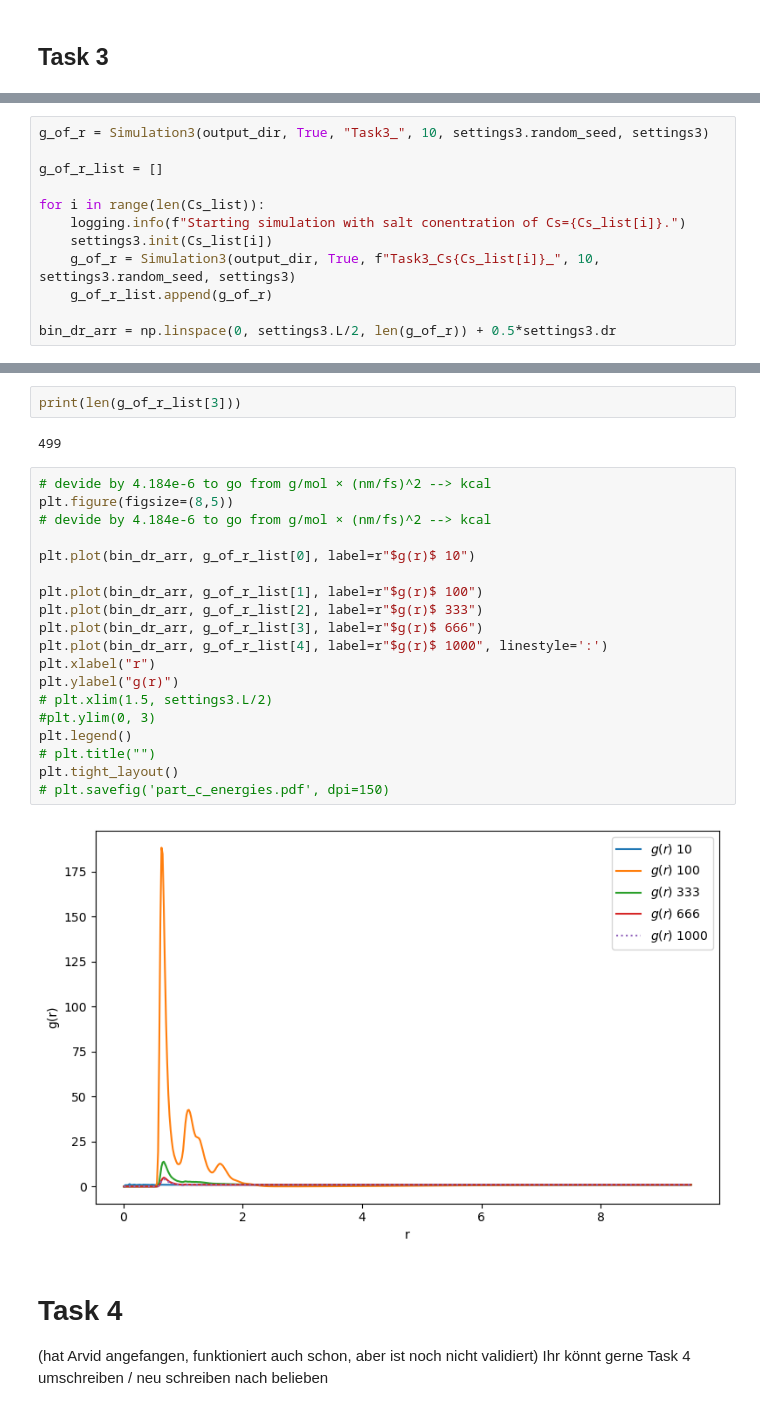
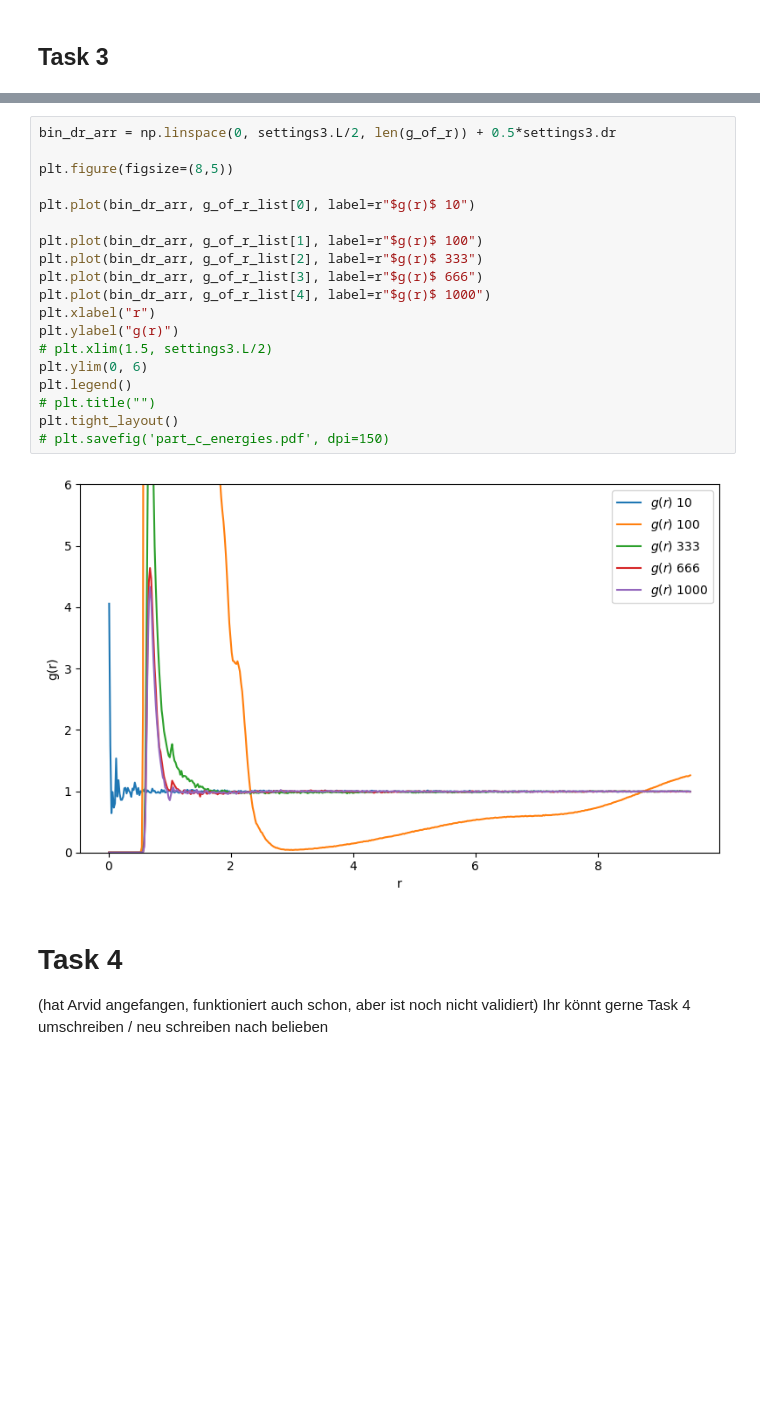
Before and after one commit to ScythiansCloud/FinalProject_CompPhys, a Jupyter notebook: main.ipynb, the cells around one changed output, grey strips where cells are left out. Drawn from its saved outputs; the diff is of its cells as text; blank space fills up the shorter version.

```diff
--- a/main.ipynb
+++ b/main.ipynb
@@ -107,13 +89,2 @@ settings3.init(Cs_list[3])
 # %%
-g_of_r = Simulation3(output_dir, True, "Task3_", 10, settings3.random_seed, settings3)
-
-g_of_r_list = []
-
-for i in range(len(Cs_list)):
-    logging.info(f"Starting simulation with salt conentration of Cs={Cs_list[i]}.")
-    settings3.init(Cs_list[i])
-    g_of_r = Simulation3(output_dir, True, f"Task3_Cs{Cs_list[i]}_", 10, settings3.random_seed, settings3)
-    g_of_r_list.append(g_of_r)
-
-bin_dr_arr = np.linspace(0, settings3.L/2, len(g_of_r)) + 0.5*settings3.dr
 # %% [output]
@@ -137,28 +108,24 @@ bin_dr_arr = np.linspace(0, settings3.L/2, len(g_of_r)) + 0.5*settings3.dr
-# %%
-print(len(g_of_r_list[3]))
-# %% [output]
-499
 # %%
-# devide by 4.184e-6 to go from g/mol × (nm/fs)^2 --> kcal
+bin_dr_arr = np.linspace(0, settings3.L/2, len(g_of_r)) + 0.5*settings3.dr
+
 plt.figure(figsize=(8,5))
-# devide by 4.184e-6 to go from g/mol × (nm/fs)^2 --> kcal
 
 plt.plot(bin_dr_arr, g_of_r_list[0], label=r"$g(r)$ 10")
 
 plt.plot(bin_dr_arr, g_of_r_list[1], label=r"$g(r)$ 100")
 plt.plot(bin_dr_arr, g_of_r_list[2], label=r"$g(r)$ 333")
 plt.plot(bin_dr_arr, g_of_r_list[3], label=r"$g(r)$ 666")
-plt.plot(bin_dr_arr, g_of_r_list[4], label=r"$g(r)$ 1000", linestyle=':')
+plt.plot(bin_dr_arr, g_of_r_list[4], label=r"$g(r)$ 1000")
 plt.xlabel("r")
 plt.ylabel("g(r)")
 # plt.xlim(1.5, settings3.L/2)
-#plt.ylim(0, 3)
+plt.ylim(0, 6)
 plt.legend()
 # plt.title("")
 plt.tight_layout()
 # plt.savefig('part_c_energies.pdf', dpi=150)
 # %% [output]
-[figure, old version]
+[figure, new version]
 # %% [markdown]
 # Task 4
 (hat Arvid angefangen, funktioniert auch schon, aber ist noch nicht validiert)
```
Also changed, not shown: parts of 6 cells of this notebook, 2 other files.
